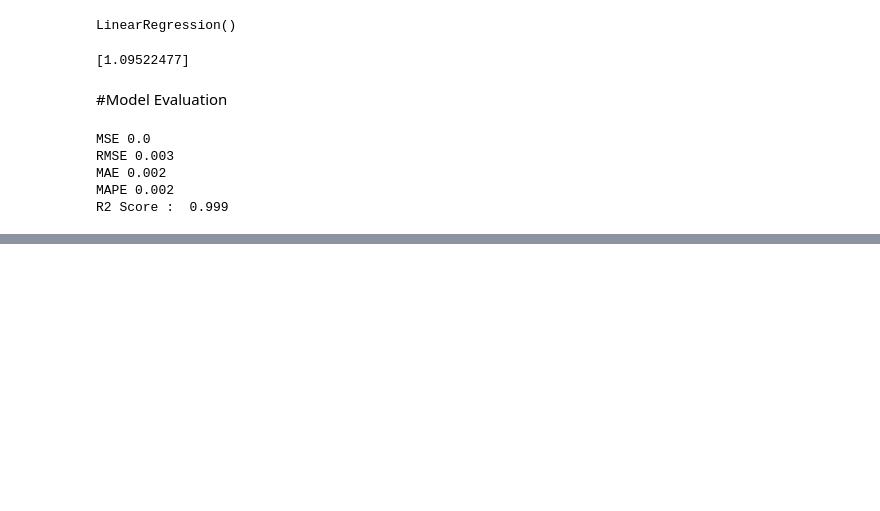
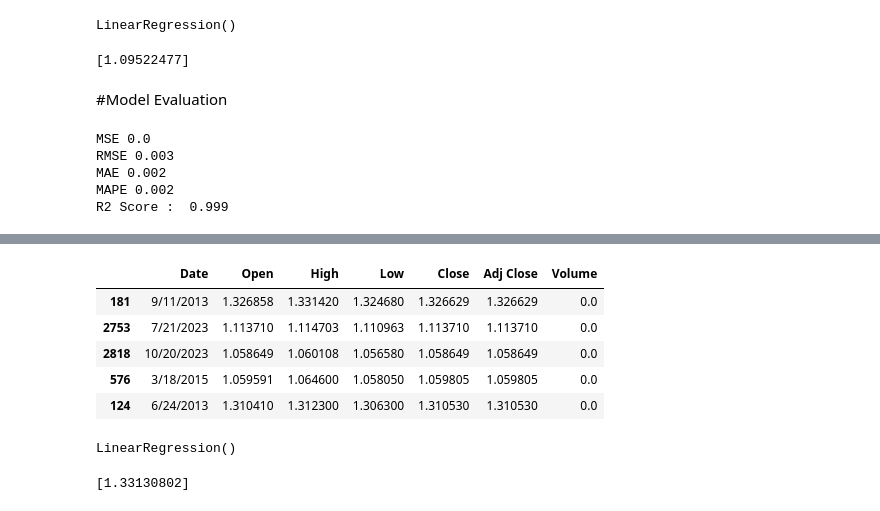
Before and after one commit to iMan0405/Portfolio_DT_vs_AI, a Jupyter notebook: stock_market_price_prediction.ipynb, the cells around one changed output, grey strips where cells are left out. Drawn from its saved outputs; the diff is of its cells as text; code cells hidden in the pictures; blank space fills up the shorter version.

```diff
--- a/stock_market_price_prediction.ipynb
+++ b/stock_market_price_prediction.ipynb
@@ -147,0 +202,9 @@ R2 Score :  0.999
+# %%
+test.head()
+# %% [output]
+|  | Date | Open | High | Low | Close | Adj Close | Volume |
+| 181 | 9/11/2013 | 1.326858 | 1.331420 | 1.324680 | 1.326629 | 1.326629 | 0.0 |
+| 2753 | 7/21/2023 | 1.113710 | 1.114703 | 1.110963 | 1.113710 | 1.113710 | 0.0 |
+| 2818 | 10/20/2023 | 1.058649 | 1.060108 | 1.056580 | 1.058649 | 1.058649 | 0.0 |
+| 576 | 3/18/2015 | 1.059591 | 1.064600 | 1.058050 | 1.059805 | 1.059805 | 0.0 |
+| 124 | 6/24/2013 | 1.310410 | 1.312300 | 1.306300 | 1.310530 | 1.310530 | 0.0 |
@@ -147,0 +217,5 @@ R2 Score :  0.999
+# %%
+model_lnr = LinearRegression()
+model_lnr.fit(x_train, y_train)
+# %% [output]
+LinearRegression()
@@ -147,0 +224,5 @@ R2 Score :  0.999
+# %%
+result = model_lnr.predict([[1.324680]])
+print(result)
+# %% [output]
+[1.33130802]
```
Also changed, not shown: parts of 12 cells of this notebook.
